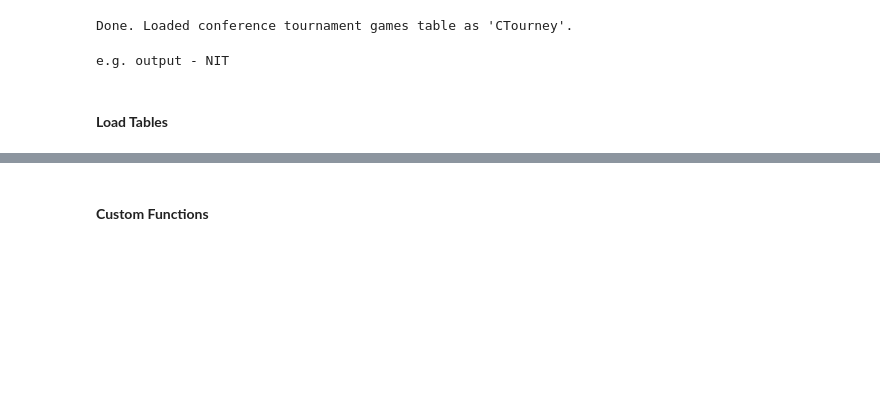
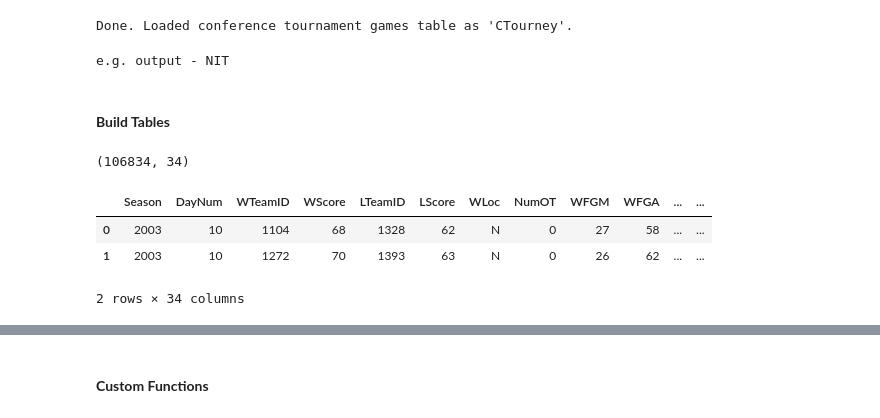
Before and after one commit to tsurgene/ncaa-forecast-project, a Jupyter notebook: Working.ipynb, the cells around one changed output, grey strips where cells are left out. Cells and saved outputs as stored; diff of their text form; code cells hidden in the pictures; blank space fills up the shorter version.

Commit message:
started modifying GAMES table

```diff
--- a/Working.ipynb
+++ b/Working.ipynb
@@ -328,7 +496,7 @@ print('e.g. output - mens:', mens_conferences['2022']['1449'], 'womens:', womens
 e.g. output - mens: pac_twelve womens: pac_twelve
 # %%
 # Creates Detailed Regular Season tables:
-MSeason = pd.read_csv(DATA_DIR + 'MRegularSeasonDetailedResults.csv')
-WSeason = pd.read_csv(DATA_DIR + 'WRegularSeasonDetailedResults.csv')
-print("Done. Loaded detailed regular season tables as 'MSeason' and 'WSeason'.")
+MRegular = pd.read_csv(DATA_DIR + 'MRegularSeasonDetailedResults.csv')
+WRegular = pd.read_csv(DATA_DIR + 'WRegularSeasonDetailedResults.csv')
+print("Done. Loaded detailed regular season tables as 'MRegular' and 'WRegular'.")
 # %% [output]
@@ -412,4 +593,16 @@ print('e.g. output -', sec_tourney['2019']['1400'])
 # %% [output]
 e.g. output - NIT
 # %% [markdown]
-#### **Load Tables**
+#### **Build Tables**
+# %%
+GAMES = MRegular.copy()
+
+# Show sample output
+print(GAMES.shape)
+GAMES.head(2)
+# %% [output]
+(106834, 34)
+|  | Season | DayNum | WTeamID | WScore | LTeamID | LScore | WLoc | NumOT | WFGM | WFGA | ... | ... |
+| 0 | 2003 | 10 | 1104 | 68 | 1328 | 62 | N | 0 | 27 | 58 | ... | ... |
+| 1 | 2003 | 10 | 1272 | 70 | 1393 | 63 | N | 0 | 26 | 62 | ... | ... |
+2 rows × 34 columns
```
Also changed, not shown: parts of 16 cells of this notebook, 2 other files.
